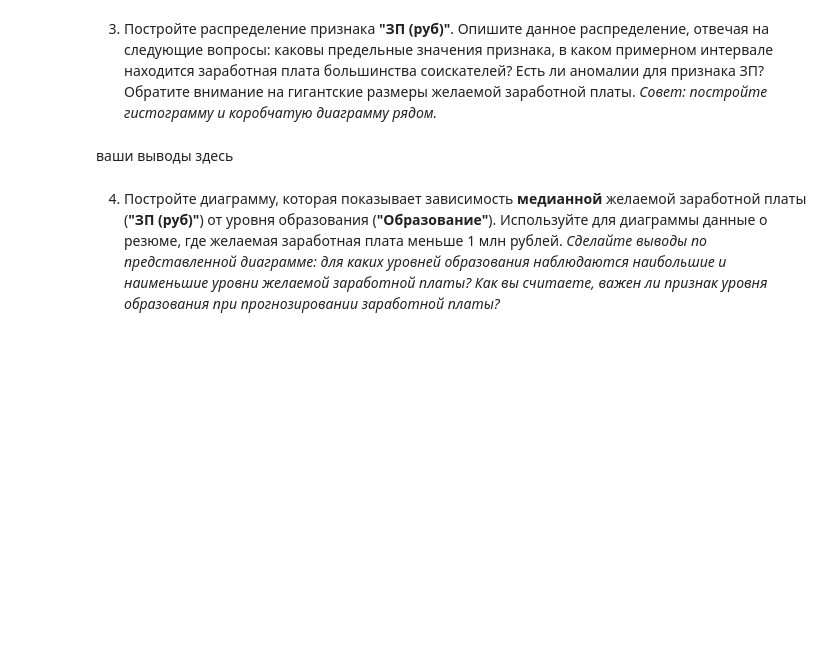
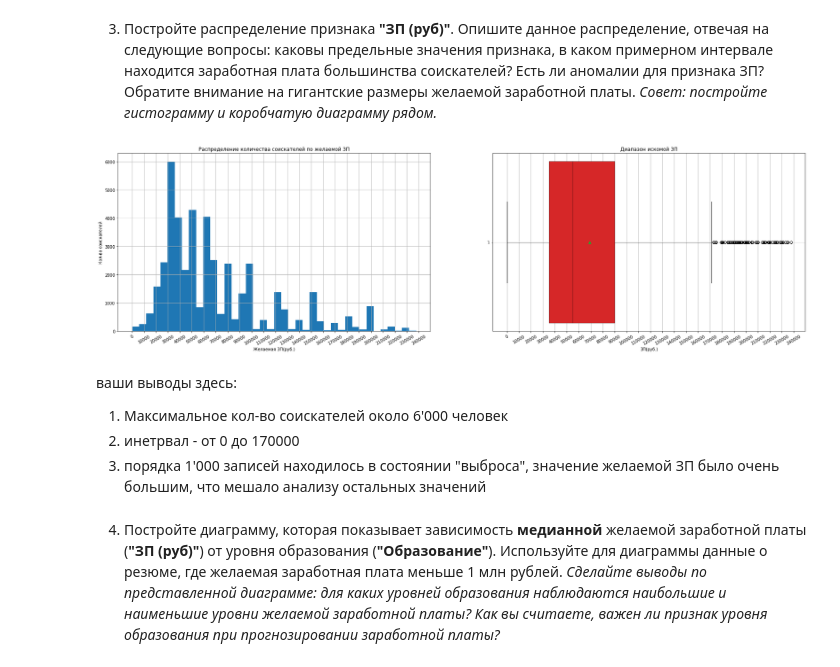
Before and after one commit to IlyaBer/ds_learning, a Jupyter notebook: project_1/Ноутбук-шаблон Project 1.ipynb, the cells around one changed output. Saved outputs shown, nothing was run; the diff lists cells and outputs as text; code cells hidden in the pictures; blank space fills up the shorter version.

```diff
--- a/project_1/Ноутбук-шаблон Project 1.ipynb
+++ b/project_1/Ноутбук-шаблон Project 1.ipynb
@@ -567,8 +662,59 @@ result_df['ЗП (руб.)'].median()
 *Совет: постройте гистограмму и коробчатую диаграмму рядом.*
 # %%
 # ваш код здесь
+
+def outliers_iqr(data, feature):           # функция, вычисляющая квантили и значения, лежащие за пределами максимальных границ коробчатой диаграммы(выбросы)
+    x = data[feature]
+    quartile_1, quartile_3 = x.quantile(0.25), x.quantile(0.75),
+    iqr = quartile_3 - quartile_1
+    lower_bound = quartile_1 - (iqr*2.5)
+    upper_bound = quartile_3 + (iqr*2.5)
+    outliers = data[(x<lower_bound) | (x > upper_bound)]
+    cleaned = data[(x>lower_bound) & (x < upper_bound)]
+    return outliers, cleaned
+
+outliers, cleaned = outliers_iqr(result_df, 'ЗП (руб.)')
+
+
+salary_data=cleaned['ЗП (руб.)']
+#display(salary_data)
+fig, axes = plt.subplots(nrows=1, ncols=2, figsize=(30,8))
+
+axes[0].hist(
+    x=salary_data,
+    label=['ЗП (руб.)'],
+    bins=40
+)
+axes[0].set_title('Распределение количества соискателей по желаемой ЗП')
+axes[0].set_xlabel('Желаемая ЗП(руб.)')
+axes[0].set_ylabel('Кол-во соискателей')
+axes[0].grid()
+axes[0].set_xticks(range(0, 250000, 10000))
+axes[0].xaxis.set_tick_params(rotation=30);
+
+axes[1].boxplot(
+    salary_data
+,
+    widths=2,
+    patch_artist=True,
+    showmeans=True,
+    vert=0,
+    medianprops={"color": "black", "linewidth": 0.5},
+    boxprops={"facecolor": "C3", "edgecolor": "black",
+                          "linewidth": 0.5},
+)
+axes[1].set_xticks(range(0, 250000, 10000))
+axes[1].grid()
+axes[1].set_title('Диапазон искомой ЗП')
+axes[1].set_xlabel('ЗП(руб.)')
+axes[1].xaxis.set_tick_params(rotation=30);
+# %% [output]
+[figure, added]
 # %% [markdown]
-ваши выводы здесь
+ваши выводы здесь:
+1. Максимальное кол-во соискателей около 6'000 человек
+2. инетрвал - от 0 до 170000
+3. порядка 1'000 записей находилось в состоянии "выброса", значение желаемой ЗП было очень большим, что мешало анализу остальных значений
 # %% [markdown]
 4. Постройте диаграмму, которая показывает зависимость **медианной** желаемой заработной платы (**"ЗП (руб)"**) от уровня образования (**"Образование"**). Используйте для диаграммы данные о резюме, где желаемая заработная плата меньше 1 млн рублей.
 *Сделайте выводы по представленной диаграмме: для каких уровней образования наблюдаются наибольшие и наименьшие уровни желаемой заработной платы? Как вы считаете, важен ли признак уровня образования при прогнозировании заработной платы?*
```
Also changed, not shown: parts of 23 cells of this notebook.
